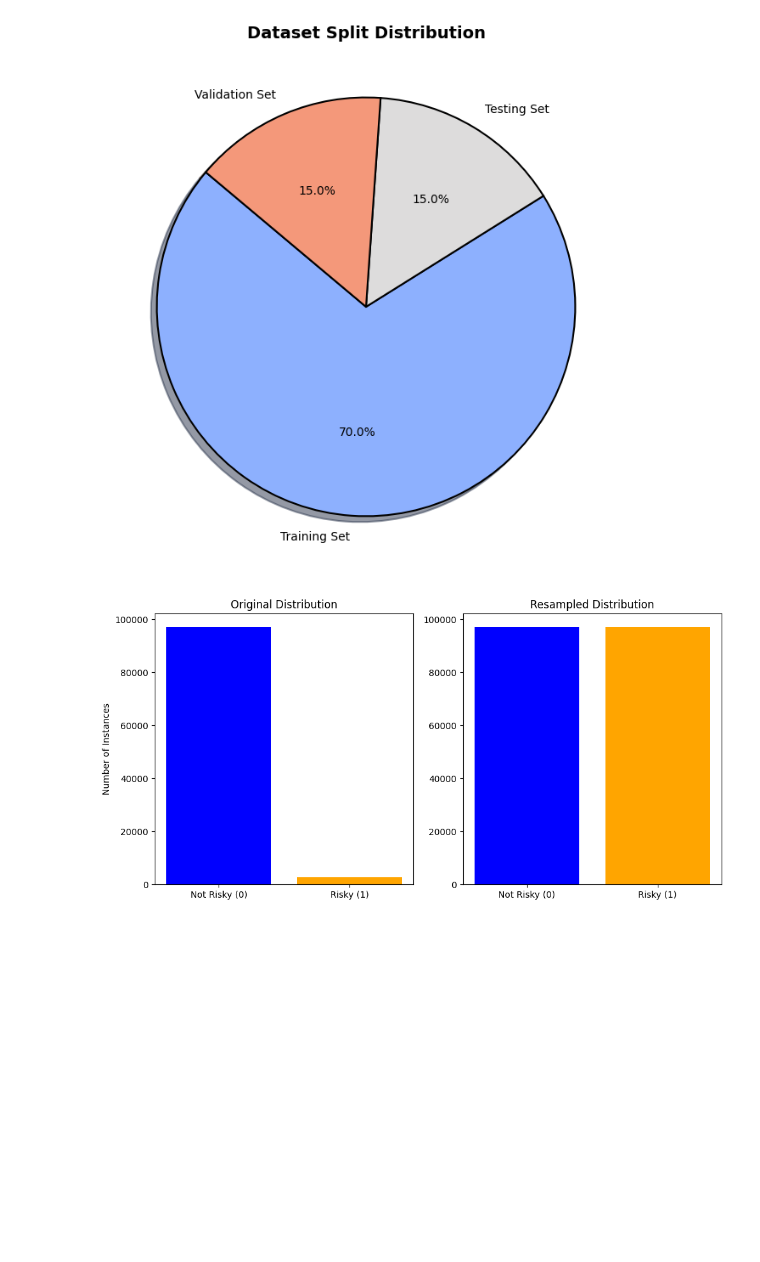
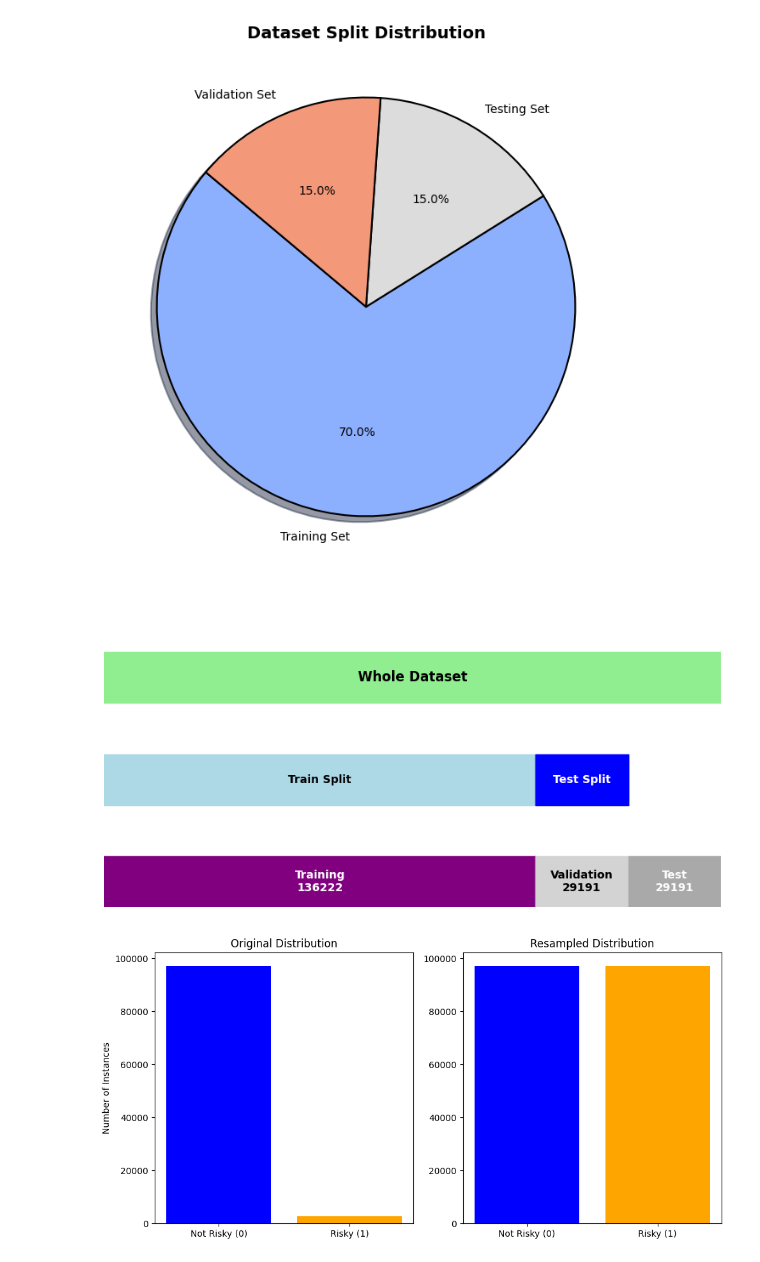
Before and after one commit to fjadidi2001/Insurance, a Jupyter notebook: chart.ipynb, the cells around one changed output. Cells and saved outputs as stored; diff of their text form; code cells hidden in the pictures; blank space fills up the shorter version.

```diff
--- a/chart.ipynb
+++ b/chart.ipynb
@@ -24,6 +24,47 @@ plt.savefig("dataset_distribution.png", dpi=128)
 plt.show()
 # %% [output]
 [figure]
+# %%
+import matplotlib.pyplot as plt
+import matplotlib.patches as mpatches
+
+# Data
+train_size = 136222
+test_size = 29191
+val_size = 29191
+total_size = train_size + test_size + val_size
+
+# Figure setup
+fig, ax = plt.subplots(figsize=(10, 5))
+ax.set_xlim(0, total_size)
+ax.set_ylim(0, 3)
+ax.axis("off")
+
+# Draw dataset blocks
+ax.add_patch(mpatches.Rectangle((0, 2), total_size, 0.5, color='lightgreen', label='Whole Dataset'))
+ax.text(total_size / 2, 2.25, "Whole Dataset", ha='center', va='center', fontsize=12, fontweight='bold')
+
+# Train/Test split
+ax.add_patch(mpatches.Rectangle((0, 1), train_size, 0.5, color='lightblue', label='Train Split'))
+ax.add_patch(mpatches.Rectangle((train_size, 1), test_size, 0.5, color='blue', label='Test Split'))
+ax.text(train_size / 2, 1.25, "Train Split", ha='center', va='center', fontsize=10, fontweight='bold')
+ax.text(train_size + (test_size / 2), 1.25, "Test Split", ha='center', va='center', fontsize=10, fontweight='bold', color='white')
+
+# Training, Validation, and Test sets
+ax.add_patch(mpatches.Rectangle((0, 0), train_size, 0.5, color='purple', label='Training'))
+ax.add_patch(mpatches.Rectangle((train_size, 0), val_size, 0.5, color='lightgray', label='Validation'))
+ax.add_patch(mpatches.Rectangle((train_size + val_size, 0), test_size, 0.5, color='darkgray', label='Test'))
+ax.text(train_size / 2, 0.25, f"Training\n{train_size}", ha='center', va='center', fontsize=10, fontweight='bold', color='white')
+ax.text(train_size + (val_size / 2), 0.25, f"Validation\n{val_size}", ha='center', va='center', fontsize=10, fontweight='bold')
+ax.text(train_size + val_size + (test_size / 2), 0.25, f"Test\n{test_size}", ha='center', va='center', fontsize=10, fontweight='bold', color='white')
+
+# Save plot to file
+plt.savefig("dataset_split_diagram.png", dpi=128)
+
+# Show plot
+plt.show()
+# %% [output]
+[figure, added]
 # %%
 import matplotlib.pyplot as plt
 
```
